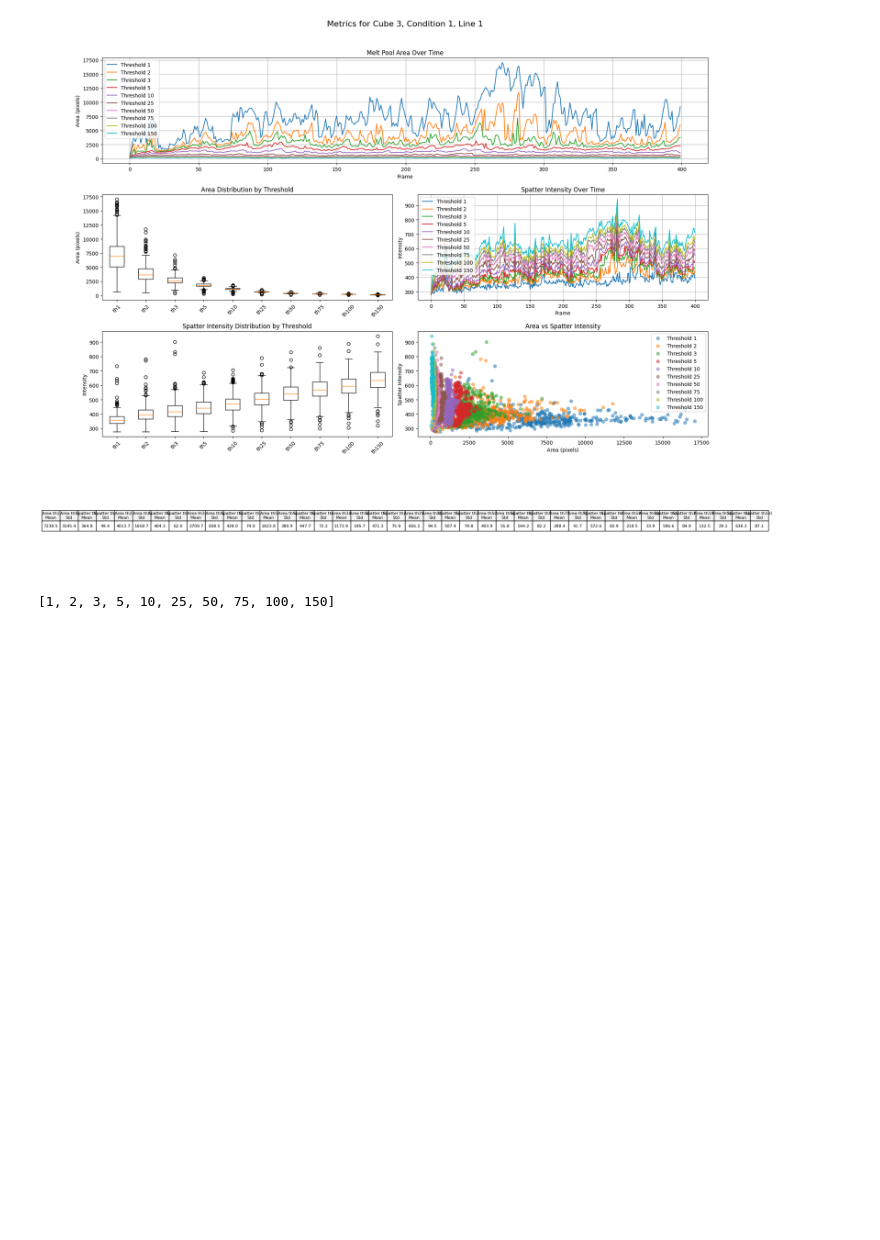
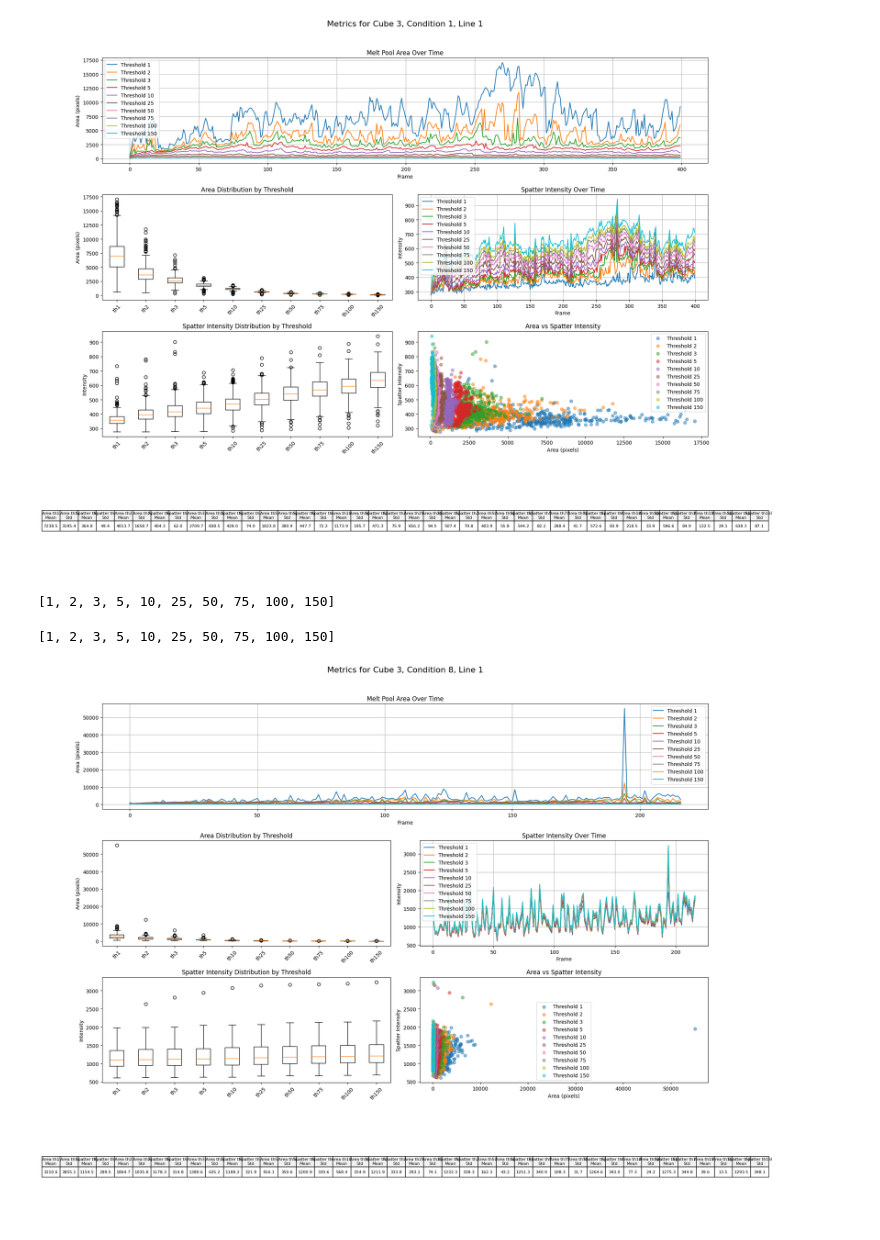
Before and after one commit to Lucas-max3D/Thermal_Imaging_Regime, a Jupyter notebook: 6_Feats_sanity_check.ipynb, the cells around one changed output. Cells and saved outputs as stored; diff of their text form; code cells hidden in the pictures; blank space fills up the shorter version.

```diff
--- a/6_Feats_sanity_check.ipynb
+++ b/6_Feats_sanity_check.ipynb
@@ -161,3 +161,8 @@ show_video_metrics(cube=3, condition=1, line=1)
 show_video_metrics(cube=4, condition=1, line=1)
 # %% [output]
 [1, 2, 3, 5, 10, 25, 50, 75, 100, 150]
+# %%
+show_video_metrics(cube=3, condition=8, line=1)
+# %% [output]
+[1, 2, 3, 5, 10, 25, 50, 75, 100, 150]
+[figure, added]
```
Also changed, not shown: 3 other files.
